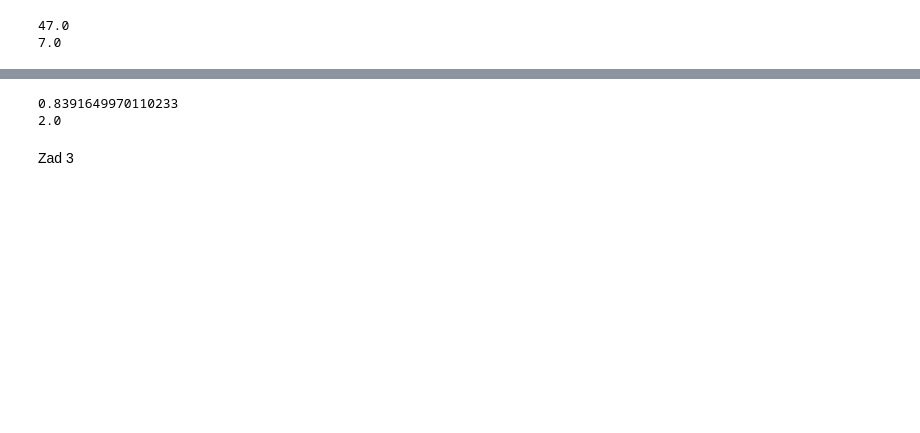
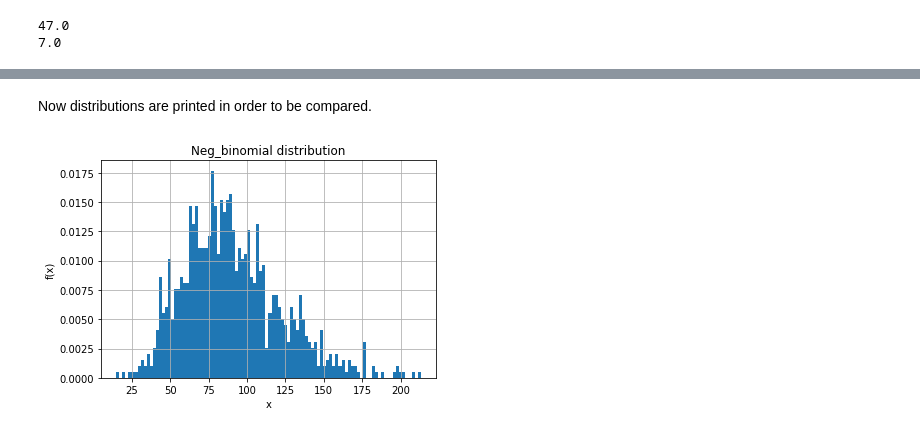
Before and after one commit to karosroczyk/DataAnalitics, a Jupyter notebook: Data Analitics/Lab4final.ipynb, the cells around one changed output, grey strips where cells are left out. Cells and saved outputs as stored; diff of their text form; code cells hidden in the pictures; blank space fills up the shorter version.

```diff
--- a/Data Analitics/Lab4final.ipynb
+++ b/Data Analitics/Lab4final.ipynb
@@ -220,8 +252,14 @@ INFO:pystan:COMPILING THE C++ CODE FOR MODEL anon_model_9d61f8ce2a7baf8b9b5f1720
 # %%
-print(model.extract()['y_neg_binomial'][0])
-print(model.extract()['y_poisson'][0])
+neg_bin_values = model.extract()['y_neg_binomial']
+poisson_values = model.extract()['y_poisson']
-# %% [output]
-0.8391649970110233
-2.0
-# %% [markdown]
-Zad 3
+# %% [markdown]
+Now distributions are printed in order to be compared.
+# %%
+plt.hist(neg_bin_values, 100, density=True, cumulative=False)
+plt.title('Neg_binomial distribution')
+plt.grid()
+plt.xlabel('x')
+plt.ylabel('f(x)')
+plt.show()
+# %% [output]
+[figure, added]
```
Also changed, not shown: parts of 50 cells of this notebook.
